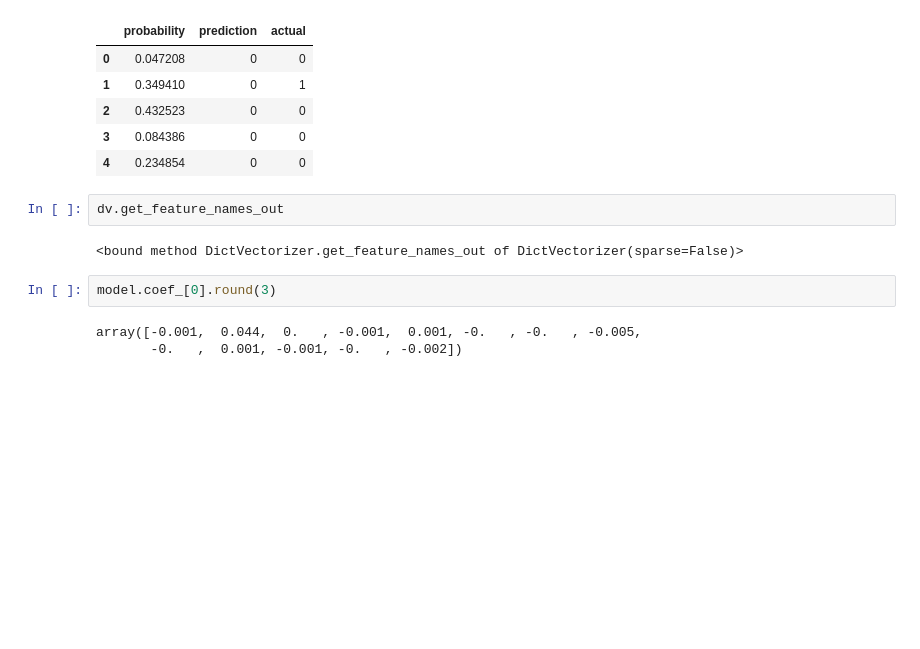
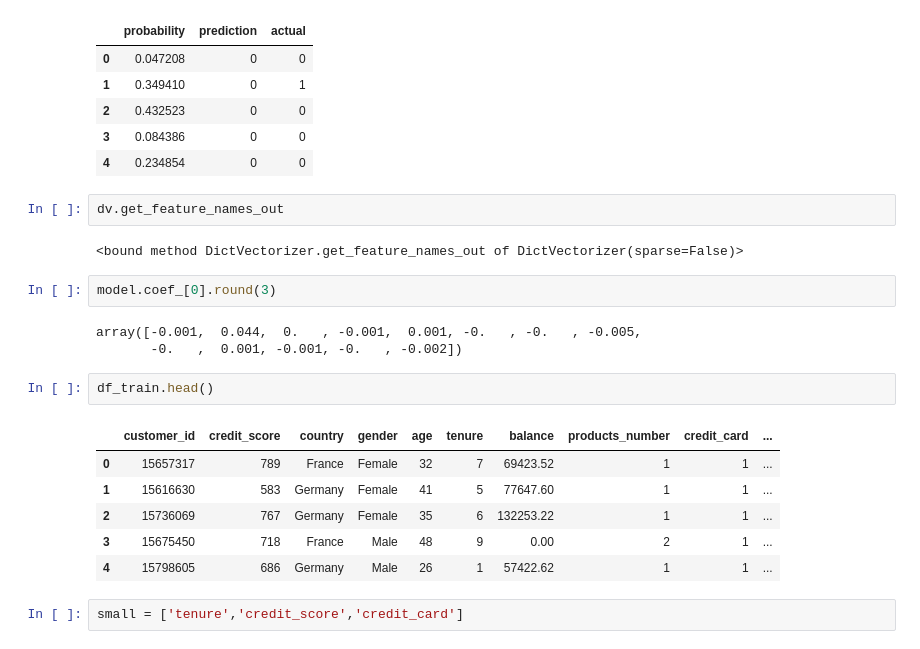
Before and after one commit to arthurkrichards/Side_Projects, a Jupyter notebook: Bank_Customer_Churn.ipynb, the cells around one changed output. Cells and saved outputs as stored; diff of their text form; blank space fills up the shorter version.

```diff
--- a/Bank_Customer_Churn.ipynb
+++ b/Bank_Customer_Churn.ipynb
@@ -448,3 +448,14 @@ model.coef_[0].round(3)
 # %% [output]
 array([-0.001,  0.044,  0.   , -0.001,  0.001, -0.   , -0.   , -0.005,
        -0.   ,  0.001, -0.001, -0.   , -0.002])
+# %%
+df_train.head()
+# %% [output]
+|  | customer_id | credit_score | country | gender | age | tenure | balance | products_number | credit_card | ... |
+| 0 | 15657317 | 789 | France | Female | 32 | 7 | 69423.52 | 1 | 1 | ... |
+| 1 | 15616630 | 583 | Germany | Female | 41 | 5 | 77647.60 | 1 | 1 | ... |
+| 2 | 15736069 | 767 | Germany | Female | 35 | 6 | 132253.22 | 1 | 1 | ... |
+| 3 | 15675450 | 718 | France | Male | 48 | 9 | 0.00 | 2 | 1 | ... |
+| 4 | 15798605 | 686 | Germany | Male | 26 | 1 | 57422.62 | 1 | 1 | ... |
+# %%
+small = ['tenure','credit_score','credit_card']
```
Also changed, not shown: parts of 26 cells of this notebook.
